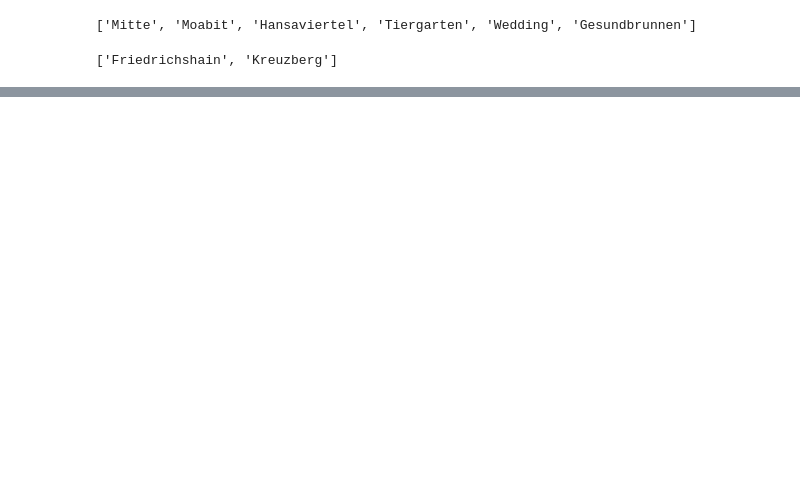
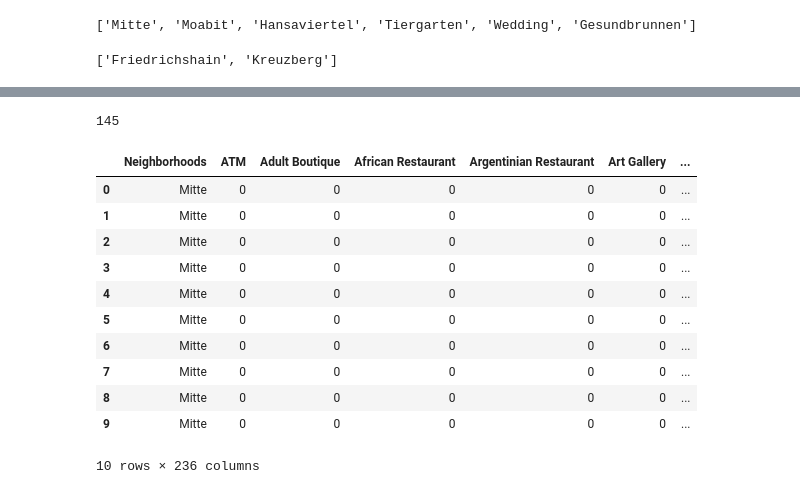
Before and after one commit to cumt559/Coursera_Capstone, a Jupyter notebook: Coursera_Capstone-Final-Assignment.ipynb, the cells around one changed output, grey strips where cells are left out. Saved outputs shown, nothing was run; the diff lists cells and outputs as text; code cells hidden in the pictures; blank space fills up the shorter version.

```diff
--- a/Coursera_Capstone-Final-Assignment.ipynb
+++ b/Coursera_Capstone-Final-Assignment.ipynb
@@ -704,0 +302,3 @@ Toronto_merged.loc[Toronto_merged['Cluster Labels'] == 1, Toronto_merged.columns
+# %%
+Charlottenburg_Wilmersdorf = list(map(str.strip,df.loc[3,'Neighborhood'].split(',')))
+Charlottenburg_Wilmersdorf
@@ -704,0 +558,27 @@ Toronto_merged.loc[Toronto_merged['Cluster Labels'] == 1, Toronto_merged.columns
+# %%
+# one hot encoding
+hotspots = pd.get_dummies(nearby_venues[['Venue Category']], prefix="", prefix_sep="")
+print(hotspots.columns.get_loc("Neighborhood"))
+
+# add neighborhood column back to dataframe
+hotspots['Neighborhoods'] = nearby_venues['Neighborhood']
+
+# move neighborhood column to the first column
+fixed_columns = [hotspots.columns[-1]] + list(hotspots.columns[:-1])
+hotspots = hotspots[fixed_columns]
+
+hotspots.head(10)
+# %% [output]
+145
+|  | Neighborhoods | ATM | Adult Boutique | African Restaurant | Argentinian Restaurant | Art Gallery | ... |
+| 0 | Mitte | 0 | 0 | 0 | 0 | 0 | ... |
+| 1 | Mitte | 0 | 0 | 0 | 0 | 0 | ... |
+| 2 | Mitte | 0 | 0 | 0 | 0 | 0 | ... |
+| 3 | Mitte | 0 | 0 | 0 | 0 | 0 | ... |
+| 4 | Mitte | 0 | 0 | 0 | 0 | 0 | ... |
+| 5 | Mitte | 0 | 0 | 0 | 0 | 0 | ... |
+| 6 | Mitte | 0 | 0 | 0 | 0 | 0 | ... |
+| 7 | Mitte | 0 | 0 | 0 | 0 | 0 | ... |
+| 8 | Mitte | 0 | 0 | 0 | 0 | 0 | ... |
+| 9 | Mitte | 0 | 0 | 0 | 0 | 0 | ... |
+10 rows × 236 columns
```
Also changed, not shown: parts of 54 cells of this notebook, 1 other file.
